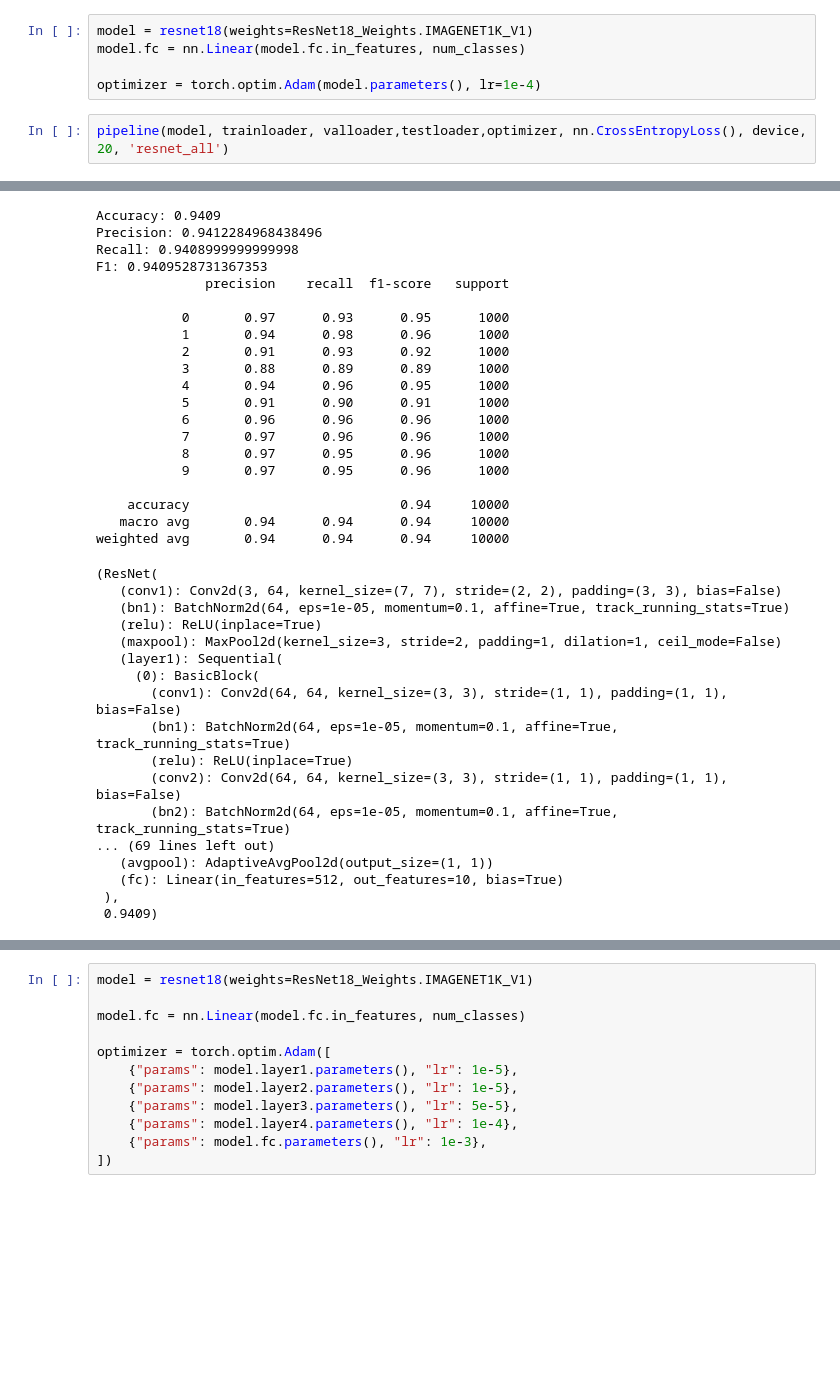
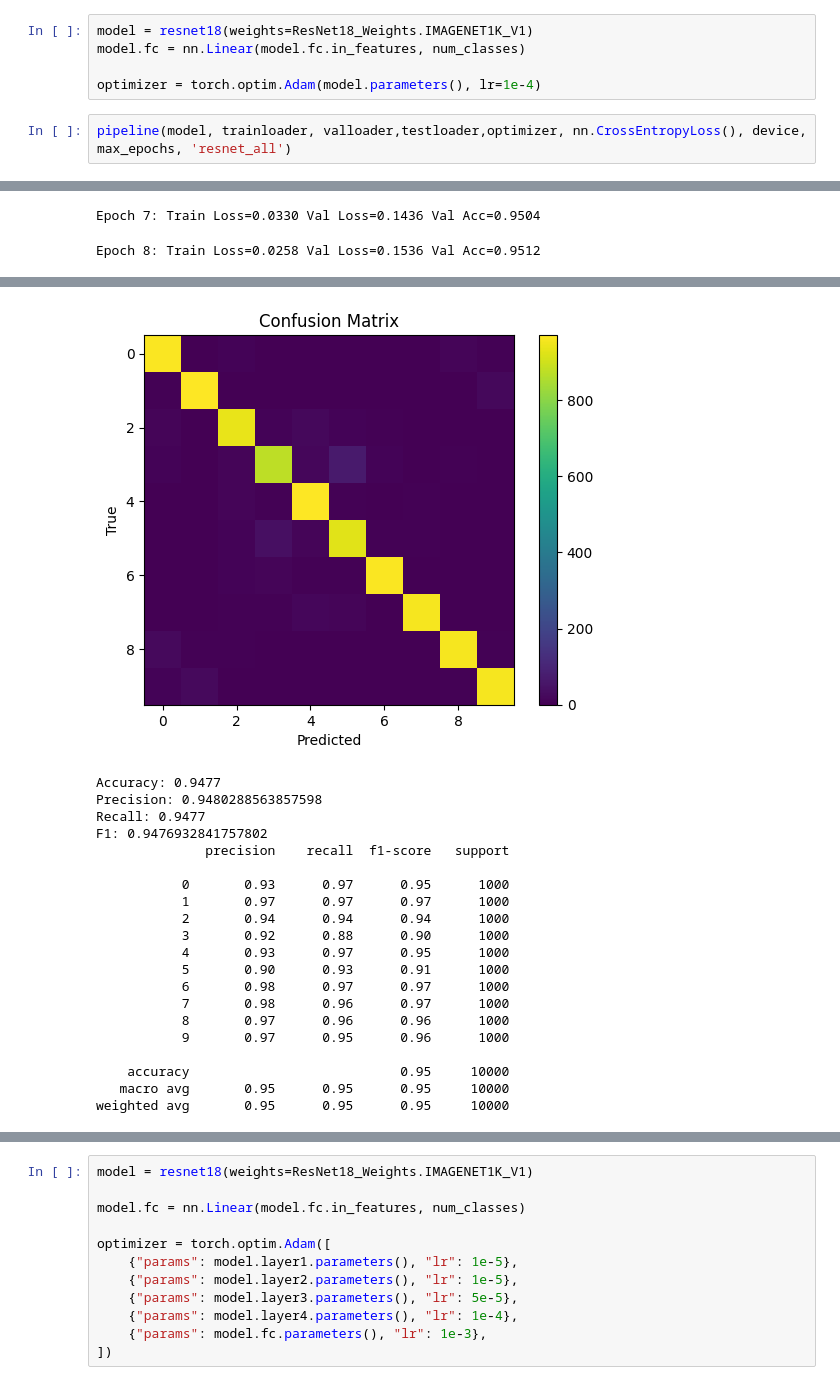
Before and after one commit to Khoawawa/DeepLearning-HCMUT-ASS-MS, a Jupyter notebook: ImageClassification.ipynb, the cells around one changed output, grey strips where cells are left out. Drawn from its saved outputs; the diff is of its cells as text; blank space fills up the shorter version.

```diff
--- a/ImageClassification.ipynb
+++ b/ImageClassification.ipynb
@@ -320,5 +318,5 @@ model.fc = nn.Linear(model.fc.in_features, num_classes)
 
 optimizer = torch.optim.Adam(model.parameters(), lr=1e-4)
 # %%
-pipeline(model, trainloader, valloader,testloader,optimizer, nn.CrossEntropyLoss(), device, 20, 'resnet_all')
+pipeline(model, trainloader, valloader,testloader,optimizer, nn.CrossEntropyLoss(), device, max_epochs, 'resnet_all')
 # %% [output]
@@ -333,37 +329,2 @@ Early stopping triggered
-Accuracy: 0.9409
-Precision: 0.9412284968438496
-Recall: 0.9408999999999998
-F1: 0.9409528731367353
-              precision    recall  f1-score   support
-
-           0       0.97      0.93      0.95      1000
-           1       0.94      0.98      0.96      1000
-           2       0.91      0.93      0.92      1000
-           3       0.88      0.89      0.89      1000
-           4       0.94      0.96      0.95      1000
-           5       0.91      0.90      0.91      1000
-           6       0.96      0.96      0.96      1000
-           7       0.97      0.96      0.96      1000
-           8       0.97      0.95      0.96      1000
-           9       0.97      0.95      0.96      1000
-
-    accuracy                           0.94     10000
-   macro avg       0.94      0.94      0.94     10000
-weighted avg       0.94      0.94      0.94     10000
+Epoch 7: Train Loss=0.0330 Val Loss=0.1436 Val Acc=0.9504
-(ResNet(
-   (conv1): Conv2d(3, 64, kernel_size=(7, 7), stride=(2, 2), padding=(3, 3), bias=False)
-   (bn1): BatchNorm2d(64, eps=1e-05, momentum=0.1, affine=True, track_running_stats=True)
-   (relu): ReLU(inplace=True)
-   (maxpool): MaxPool2d(kernel_size=3, stride=2, padding=1, dilation=1, ceil_mode=False)
-   (layer1): Sequential(
-     (0): BasicBlock(
-       (conv1): Conv2d(64, 64, kernel_size=(3, 3), stride=(1, 1), padding=(1, 1), bias=False)
-       (bn1): BatchNorm2d(64, eps=1e-05, momentum=0.1, affine=True, track_running_stats=True)
-       (relu): ReLU(inplace=True)
-       (conv2): Conv2d(64, 64, kernel_size=(3, 3), stride=(1, 1), padding=(1, 1), bias=False)
-       (bn2): BatchNorm2d(64, eps=1e-05, momentum=0.1, affine=True, track_running_stats=True)
-... (69 lines left out)
-   (avgpool): AdaptiveAvgPool2d(output_size=(1, 1))
-   (fc): Linear(in_features=512, out_features=10, bias=True)
- ),
- 0.9409)
+Epoch 8: Train Loss=0.0258 Val Loss=0.1536 Val Acc=0.9512
@@ -369,0 +333,21 @@ weighted avg       0.94      0.94      0.94     10000
+[figure]
+Accuracy: 0.9477
+Precision: 0.9480288563857598
+Recall: 0.9477
+F1: 0.9476932841757802
+              precision    recall  f1-score   support
+
+           0       0.93      0.97      0.95      1000
+           1       0.97      0.97      0.97      1000
+           2       0.94      0.94      0.94      1000
+           3       0.92      0.88      0.90      1000
+           4       0.93      0.97      0.95      1000
+           5       0.90      0.93      0.91      1000
+           6       0.98      0.97      0.97      1000
+           7       0.98      0.96      0.97      1000
+           8       0.97      0.96      0.96      1000
+           9       0.97      0.95      0.96      1000
+
+    accuracy                           0.95     10000
+   macro avg       0.95      0.95      0.95     10000
+weighted avg       0.95      0.95      0.95     10000
```
Also changed, not shown: parts of 15 cells of this notebook.
